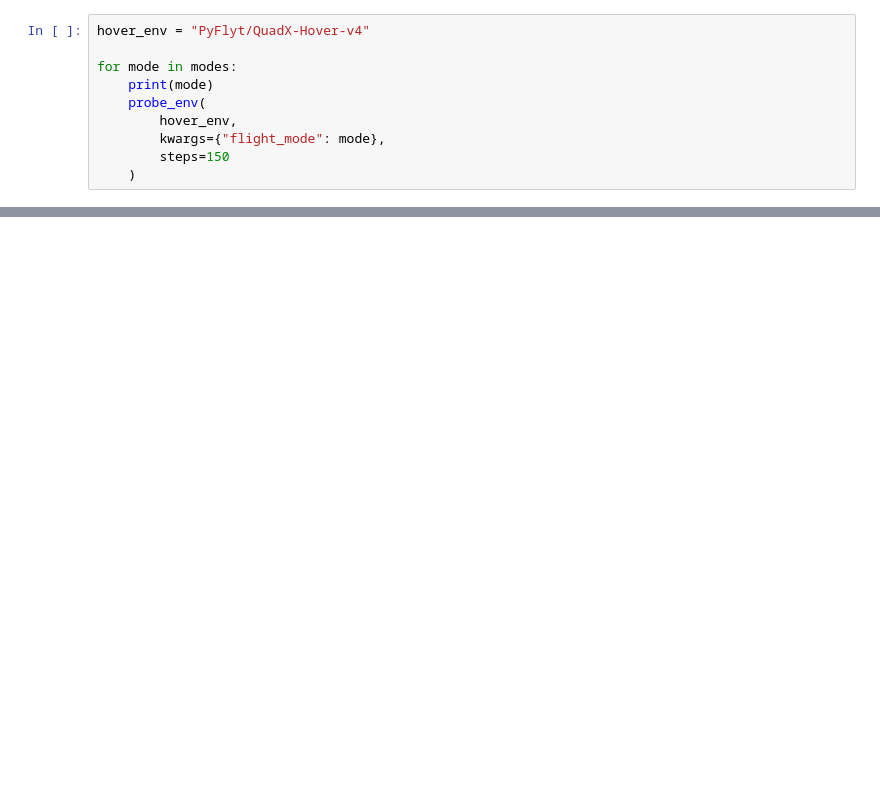
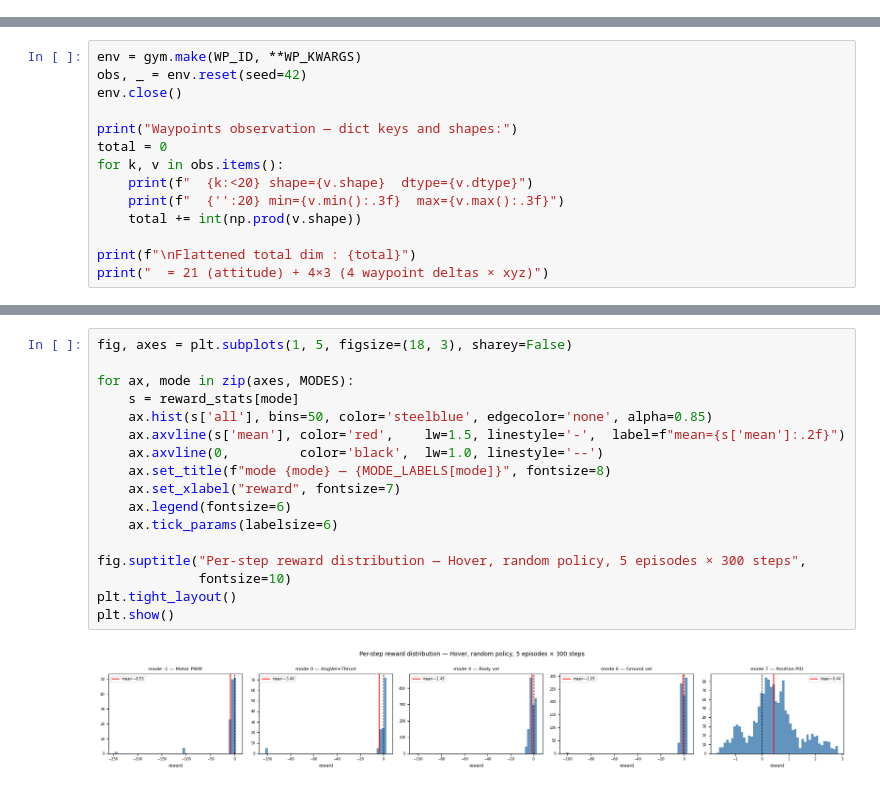
Before and after one commit to andreas-stistrup-uliege/reinforcement-learning-2026, a Jupyter notebook: env_probing.ipynb, the cells around one changed output, grey strips where cells are left out. Drawn from its saved outputs; the diff is of its cells as text; blank space fills up the shorter version.

Commit message:
added waypoints training, dogfight training, and edit algo + env_probing, + saving models

```diff
--- a/env_probing.ipynb
+++ b/env_probing.ipynb
@@ -52,10 +0,0 @@ Hover
-# %%
-hover_env = "PyFlyt/QuadX-Hover-v4"
-
-for mode in modes:
-    print(mode)
-    probe_env(
-        hover_env,
-        kwargs={"flight_mode": mode},
-        steps=150
-    )
@@ -264,0 +191,14 @@ All environments are episodic MDPs.
+# %%
+env = gym.make(WP_ID, **WP_KWARGS)
+obs, _ = env.reset(seed=42)
+env.close()
+
+print("Waypoints observation — dict keys and shapes:")
+total = 0
+for k, v in obs.items():
+    print(f"  {k:<20} shape={v.shape}  dtype={v.dtype}")
+    print(f"  {'':20} min={v.min():.3f}  max={v.max():.3f}")
+    total += int(np.prod(v.shape))
+
+print(f"\nFlattened total dim : {total}")
+print("  = 21 (attitude) + 4×3 (4 waypoint deltas × xyz)")
@@ -264,0 +309,19 @@ All environments are episodic MDPs.
+# %%
+fig, axes = plt.subplots(1, 5, figsize=(18, 3), sharey=False)
+
+for ax, mode in zip(axes, MODES):
+    s = reward_stats[mode]
+    ax.hist(s['all'], bins=50, color='steelblue', edgecolor='none', alpha=0.85)
+    ax.axvline(s['mean'], color='red',    lw=1.5, linestyle='-',  label=f"mean={s['mean']:.2f}")
+    ax.axvline(0,         color='black',  lw=1.0, linestyle='--')
+    ax.set_title(f"mode {mode} — {MODE_LABELS[mode]}", fontsize=8)
+    ax.set_xlabel("reward", fontsize=7)
+    ax.legend(fontsize=6)
+    ax.tick_params(labelsize=6)
+
+fig.suptitle("Per-step reward distribution — Hover, random policy, 5 episodes × 300 steps",
+             fontsize=10)
+plt.tight_layout()
+plt.show()
+# %% [output]
+[figure, added]
```
Also changed, not shown: parts of 46 cells of this notebook, 9 other files.
